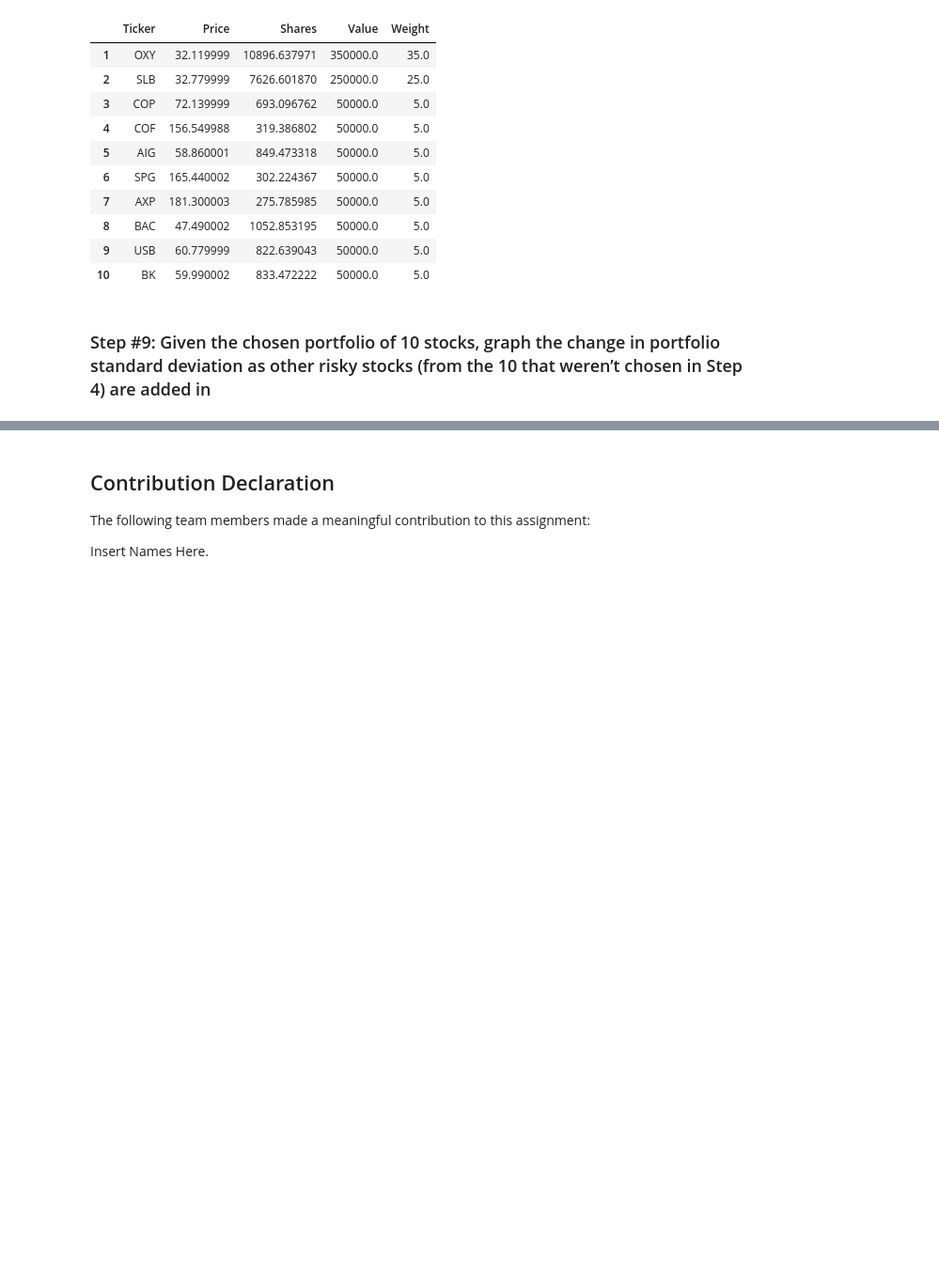
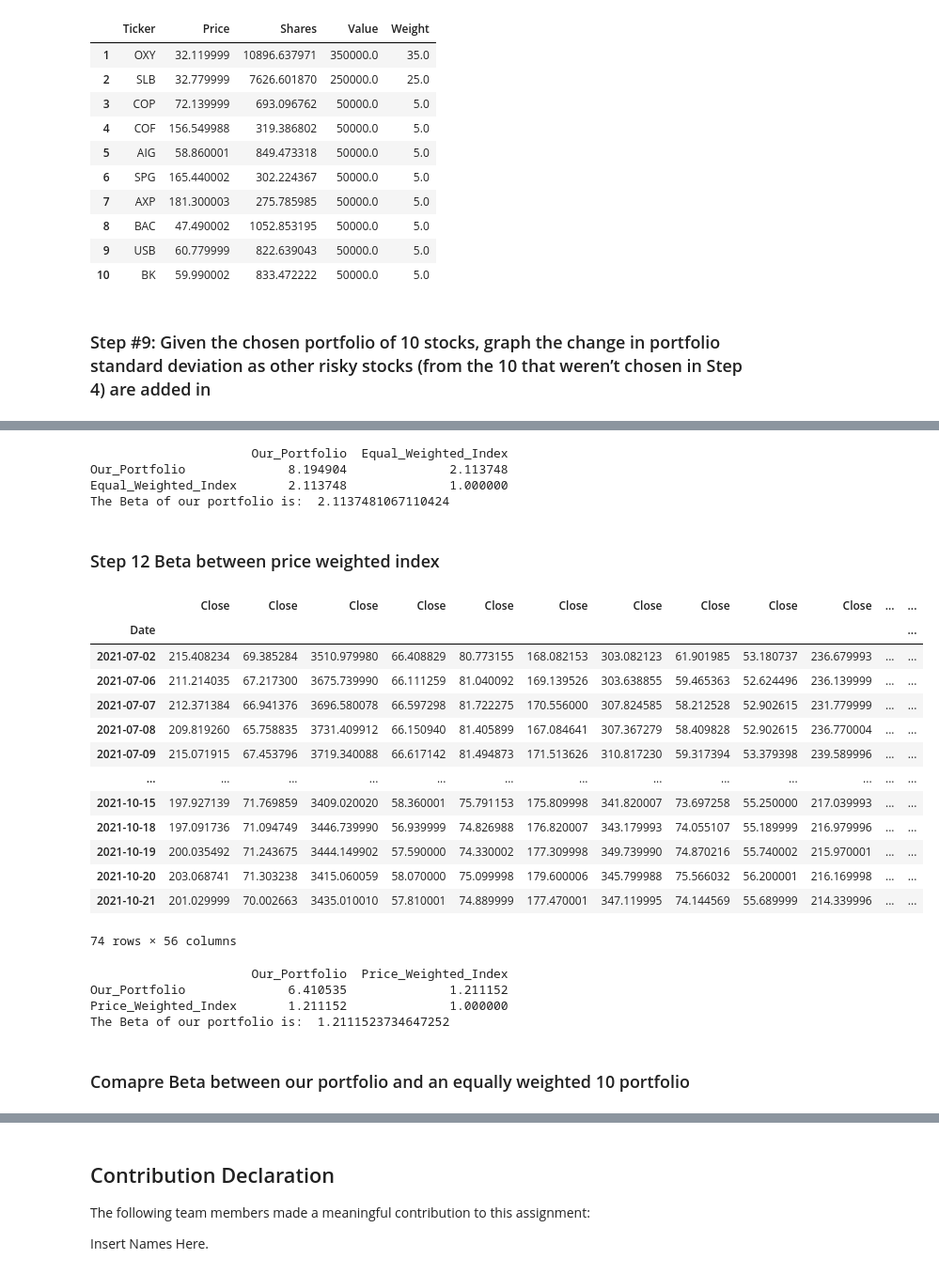
Before and after one commit to gnishiwaki/Team3-CFM101, a Jupyter notebook: Team_17_Assignment.ipynb, the cells around one changed output, grey strips where cells are left out. Shown at 94% size. Saved outputs shown, nothing was run; the diff lists cells and outputs as text; code cells hidden in the pictures; blank space fills up the shorter version.

Commit message:
Beta Calculations done

```diff
--- a/Team_17_Assignment.ipynb
+++ b/Team_17_Assignment.ipynb
@@ -600,0 +727,41 @@ plt.ylabel('Standard Deviation')
+# %%
+MarketVar = daily_returns['Equal_Weighted_Index'].var()
+
+Beta = daily_returns.cov()/MarketVar
+
+print(Beta)
+
+print('The Beta of our portfolio is: ', Beta.iat[0,1])
+# %% [output]
+                      Our_Portfolio  Equal_Weighted_Index
+Our_Portfolio              8.194904              2.113748
+Equal_Weighted_Index       2.113748              1.000000
+The Beta of our portfolio is:  2.1137481067110424
+# %% [markdown]
+### Step 12 Beta between price weighted index
+# %%
+closing_prices_of_stocks = []
+for g in filtered_stocks:
+    closing_prices_of_stocks.append(g.history(start=start_date, end=end_date)[['Close']])
+
+pwindex = pd.concat(closing_prices_of_stocks, join='inner', axis=1)
+
+pwindex['PWIndex_Value'] = pwindex.sum(axis=1)
+pwindex['PWIndex_Value'] /= (len(pwindex.columns)-1)
+
+pwindex
+# %% [output]
+|  | Close | Close | Close | Close | Close | Close | Close | Close | Close | Close | ... | ... |
+| Date |  |  |  |  |  |  |  |  |  |  |  | ... |
+| 2021-07-02 | 215.408234 | 69.385284 | 3510.979980 | 66.408829 | 80.773155 | 168.082153 | 303.082123 | 61.901985 | 53.180737 | 236.679993 | ... | ... |
+| 2021-07-06 | 211.214035 | 67.217300 | 3675.739990 | 66.111259 | 81.040092 | 169.139526 | 303.638855 | 59.465363 | 52.624496 | 236.139999 | ... | ... |
+| 2021-07-07 | 212.371384 | 66.941376 | 3696.580078 | 66.597298 | 81.722275 | 170.556000 | 307.824585 | 58.212528 | 52.902615 | 231.779999 | ... | ... |
+| 2021-07-08 | 209.819260 | 65.758835 | 3731.409912 | 66.150940 | 81.405899 | 167.084641 | 307.367279 | 58.409828 | 52.902615 | 236.770004 | ... | ... |
+| 2021-07-09 | 215.071915 | 67.453796 | 3719.340088 | 66.617142 | 81.494873 | 171.513626 | 310.817230 | 59.317394 | 53.379398 | 239.589996 | ... | ... |
+| ... | ... | ... | ... | ... | ... | ... | ... | ... | ... | ... | ... | ... |
+| 2021-10-15 | 197.927139 | 71.769859 | 3409.020020 | 58.360001 | 75.791153 | 175.809998 | 341.820007 | 73.697258 | 55.250000 | 217.039993 | ... | ... |
+| 2021-10-18 | 197.091736 | 71.094749 | 3446.739990 | 56.939999 | 74.826988 | 176.820007 | 343.179993 | 74.055107 | 55.189999 | 216.979996 | ... | ... |
+| 2021-10-19 | 200.035492 | 71.243675 | 3444.149902 | 57.590000 | 74.330002 | 177.309998 | 349.739990 | 74.870216 | 55.740002 | 215.970001 | ... | ... |
+| 2021-10-20 | 203.068741 | 71.303238 | 3415.060059 | 58.070000 | 75.099998 | 179.600006 | 345.799988 | 75.566032 | 56.200001 | 216.169998 | ... | ... |
+| 2021-10-21 | 201.029999 | 70.002663 | 3435.010010 | 57.810001 | 74.889999 | 177.470001 | 347.119995 | 74.144569 | 55.689999 | 214.339996 | ... | ... |
+74 rows × 56 columns
@@ -600,0 +775,15 @@ plt.ylabel('Standard Deviation')
+# %%
+MarketVar = daily_returns['Price_Weighted_Index'].var()
+
+Beta = daily_returns.cov()/MarketVar
+
+print(Beta)
+
+print('The Beta of our portfolio is: ', Beta.iat[0,1])
+# %% [output]
+                      Our_Portfolio  Price_Weighted_Index
+Our_Portfolio              6.410535              1.211152
+Price_Weighted_Index       1.211152              1.000000
+The Beta of our portfolio is:  1.2111523734647252
+# %% [markdown]
+### Comapre Beta between our portfolio and an equally weighted 10 portfolio
```
Also changed, not shown: parts of 27 cells of this notebook, 1 other file.
